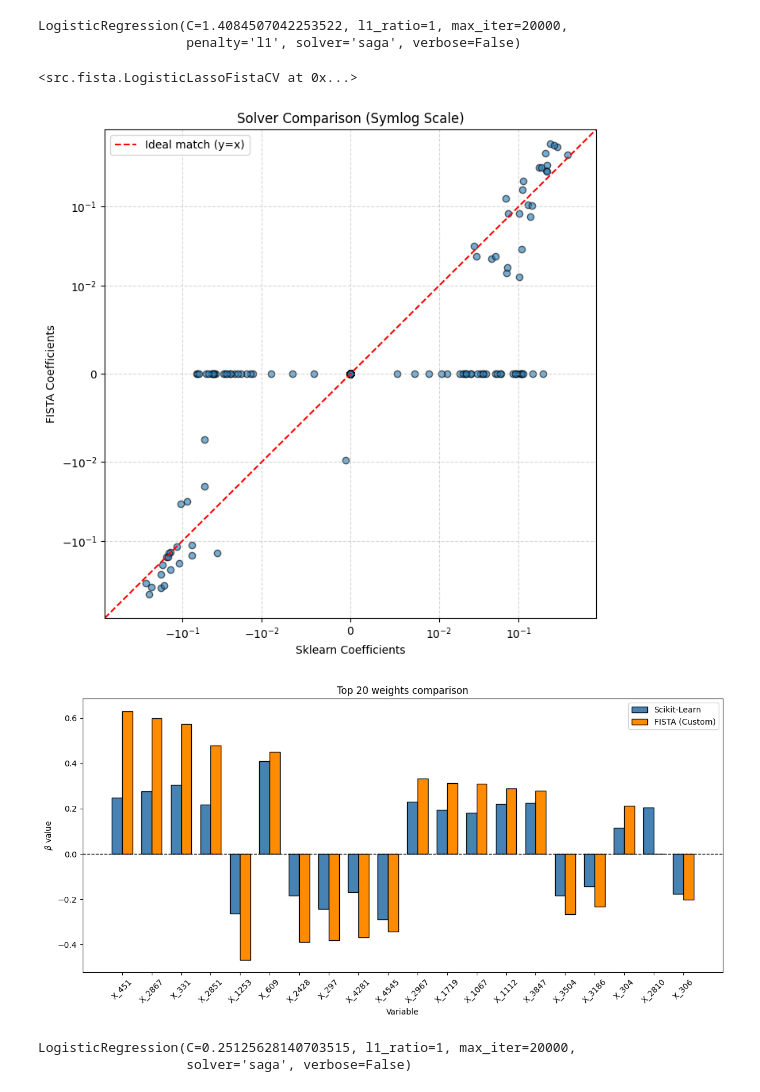
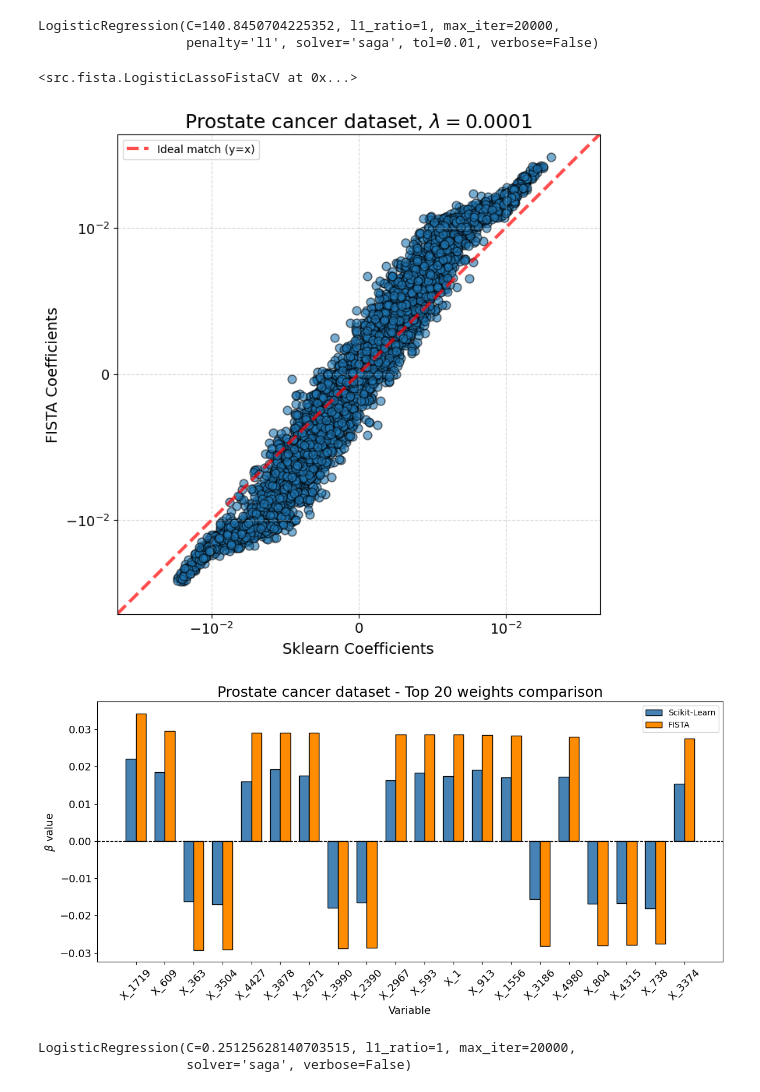
Before and after one commit to tomaszzywicki/semi-supervised-FISTA-logistic-lasso, a Jupyter notebook: notebooks/02_fista_sklearn_comparison.ipynb, the cells around one changed output. Saved outputs shown, nothing was run; the diff lists cells and outputs as text; code cells hidden in the pictures.

```diff
--- a/notebooks/02_fista_sklearn_comparison.ipynb
+++ b/notebooks/02_fista_sklearn_comparison.ipynb
@@ -12,9 +15,13 @@ import matplotlib.pyplot as plt
 # %%
-def plot_coefficients_comparison(beta_sklearn: np.ndarray, beta_fista: np.ndarray, top_k: int = 20):
+def plot_coefficients_comparison(
+    beta_sklearn: np.ndarray,
+    beta_fista: np.ndarray,
+    top_k: int = 20,
+    dataset: str = None,
+    save_path: str = None
+):
     max_abs_weights = np.maximum(np.abs(beta_sklearn), np.abs(beta_fista))
-
     top_k = min(top_k, len(max_abs_weights))
-
     top_indices = np.argsort(max_abs_weights)[::-1][:top_k]
 
     b_sk = beta_sklearn[top_indices]
@@ -22,25 +29,25 @@ def plot_coefficients_comparison(beta_sklearn: np.ndarray, beta_fista: np.ndarra
 
     x = np.arange(len(top_indices))
     width = 0.35
-
     fig, ax = plt.subplots(figsize=(12, 6))
 
     ax.bar(x - width/2, b_sk, width, label='Scikit-Learn', color='steelblue', edgecolor='black')
-    ax.bar(x + width/2, b_fista, width, label='FISTA (Custom)', color='darkorange', edgecolor='black')
-
-    ax.set_ylabel(r'$\beta$ value')
-    ax.set_xlabel('Variable')
-    ax.set_title(f'Top {top_k} weights comparison')
-
+    ax.bar(x + width/2, b_fista, width, label='FISTA', color='darkorange', edgecolor='black')
+    ax.set_ylabel(r'$\beta$ value', fontsize=13)
+    ax.set_xlabel('Variable', fontsize=13)
+    ax.set_title(f'{dataset} dataset - Top {top_k} weights comparison', fontsize=18)
     ax.set_xticks(x)
     ax.set_xticklabels([f'X_{i}' for i in top_indices], rotation=45)
+    ax.tick_params(axis='both', which='major', labelsize=13)
+    ax.legend()
+    ax.axhline(0, color='black', linewidth=1, linestyle='--')
+    fig.tight_layout()
 
-    ax.legend()
+    if save_path:
+        fig.savefig(save_path, format="pdf", bbox_inches="tight", pad_inches=0.1)
 
-    ax.axhline(0, color='black', linewidth=1, linestyle='--')
-
-    fig.tight_layout()
     plt.show()
+    return fig
 # %%
 from sklearn.model_selection import train_test_split
 
@@ -54,17 +61,16 @@ scaler = StandardScaler()
 X_train = scaler.fit_transform(X_train)
 
 n = len(X_train)
-reg = 1e-2
+reg = 1e-4
 C = 1 / (n * reg)
-
-lr_sklearn = LogisticRegression(penalty='l1', l1_ratio=1, C=C, solver='saga', max_iter=20_000, verbose=False, tol=1e-4)
-lr_fista = LogisticLassoFistaCV(lambdas=[reg], max_iter=20_000, verbose=False, tol=1e-4)
 # %%
+lr_sklearn = LogisticRegression(penalty='l1', l1_ratio=1, C=C, solver='saga', max_iter=20_000, verbose=False, tol=1e-2)
 lr_sklearn.fit(X_train, y_train)
 # %% [output]
-LogisticRegression(C=1.4084507042253522, l1_ratio=1, max_iter=20000,
-                   penalty='l1', solver='saga', verbose=False)
+LogisticRegression(C=140.8450704225352, l1_ratio=1, max_iter=20000,
+                   penalty='l1', solver='saga', tol=0.01, verbose=False)
 # %%
+lr_fista = LogisticLassoFistaCV(lambdas=[reg], max_iter=20_000, verbose=False, tol=1e-2)
 lr_fista.fit(X_train, y_train)
 # %% [output]
 <src.fista.LogisticLassoFistaCV at 0x...>
@@ -72,33 +78,34 @@ lr_fista.fit(X_train, y_train)
 beta_sklearn = lr_sklearn.coef_[0]
 beta_fista = lr_fista.best_beta_[1:]
 
-plt.figure(figsize=(8, 8))
-plt.scatter(beta_sklearn, beta_fista, alpha=0.6, edgecolor='k')
+fig, ax = plt.subplots(figsize=(8, 8))
+
+ax.scatter(beta_sklearn, beta_fista, alpha=0.6, edgecolor='k', s=60)
 
 max_val = np.max(np.abs([beta_sklearn, beta_fista])) * 1.5
 limits = [-max_val, max_val]
 
-plt.plot(limits, limits, 'r--', label='Ideal match (y=x)')
+ax.plot(limits, limits, 'r--', label='Ideal match (y=x)', linewidth=3, alpha=0.7)
+ax.set_xscale('symlog', linthresh=1e-2)
+ax.set_yscale('symlog', linthresh=1e-2)
+ax.set_xlim(limits)
+ax.set_ylim(limits)
+ax.set_xlabel('Sklearn Coefficients', fontsize=14)
+ax.set_ylabel('FISTA Coefficients', fontsize=14)
+ax.set_title(r'Prostate cancer dataset, $\lambda=0.0001$', fontsize=18)
+ax.tick_params(axis='both', which='major', labelsize=13)
+ax.grid(True, which="both", ls="--", alpha=0.5)
+ax.legend(prop={'size': 10})
 
-plt.xscale('symlog', linthresh=1e-2)
-plt.yscale('symlog', linthresh=1e-2)
-
-plt.xlim(limits)
-plt.ylim(limits)
-
-plt.xlabel('Sklearn Coefficients')
-plt.ylabel('FISTA Coefficients')
-plt.title('Solver Comparison (Symlog Scale)')
-
-plt.grid(True, which="both", ls="--", alpha=0.5)
-plt.legend()
+fig.savefig("fista_prostate_points.pdf", format="pdf", bbox_inches="tight", pad_inches=0.1)
 plt.show()
 # %% [output]
-[figure, old version]
+[figure, new version]
 # %%
-plot_coefficients_comparison(beta_sklearn, beta_fista)
+plot_coefficients_comparison(beta_sklearn, beta_fista, dataset='Prostate cancer', save_path='fista_prostate_bars.pdf')
+plt.show()
 # %% [output]
-[figure, old version]
+[figure, new version]
 # %%
 from sklearn.datasets import load_breast_cancer
 # %%
```
Also changed, not shown: parts of 8 cells of this notebook, 8 other files.
